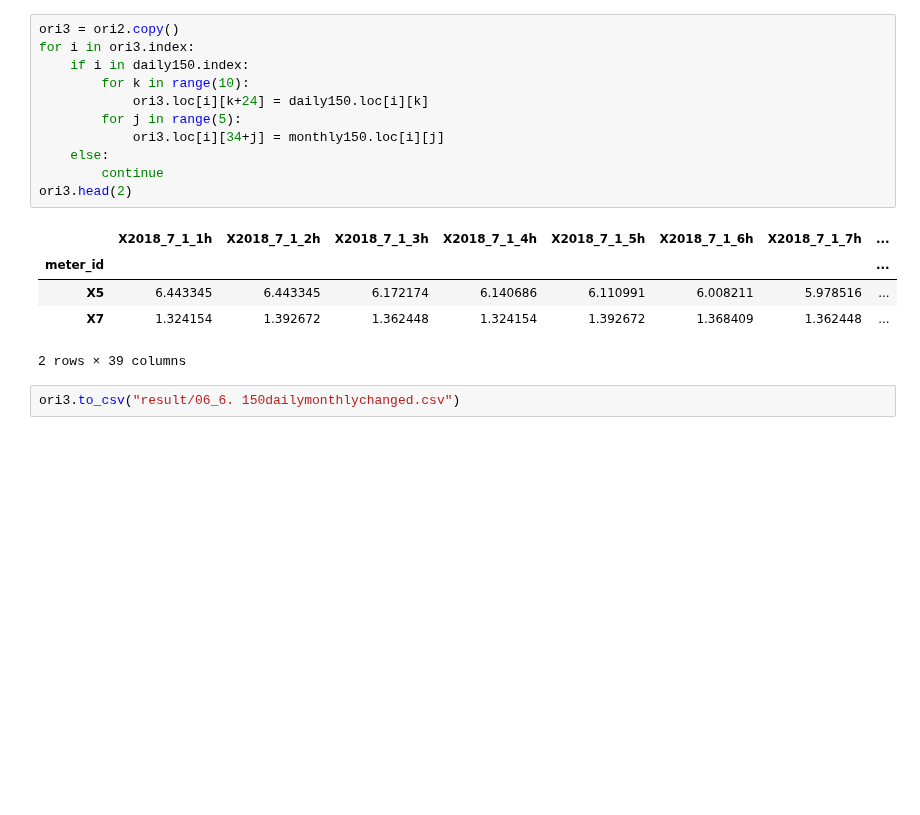
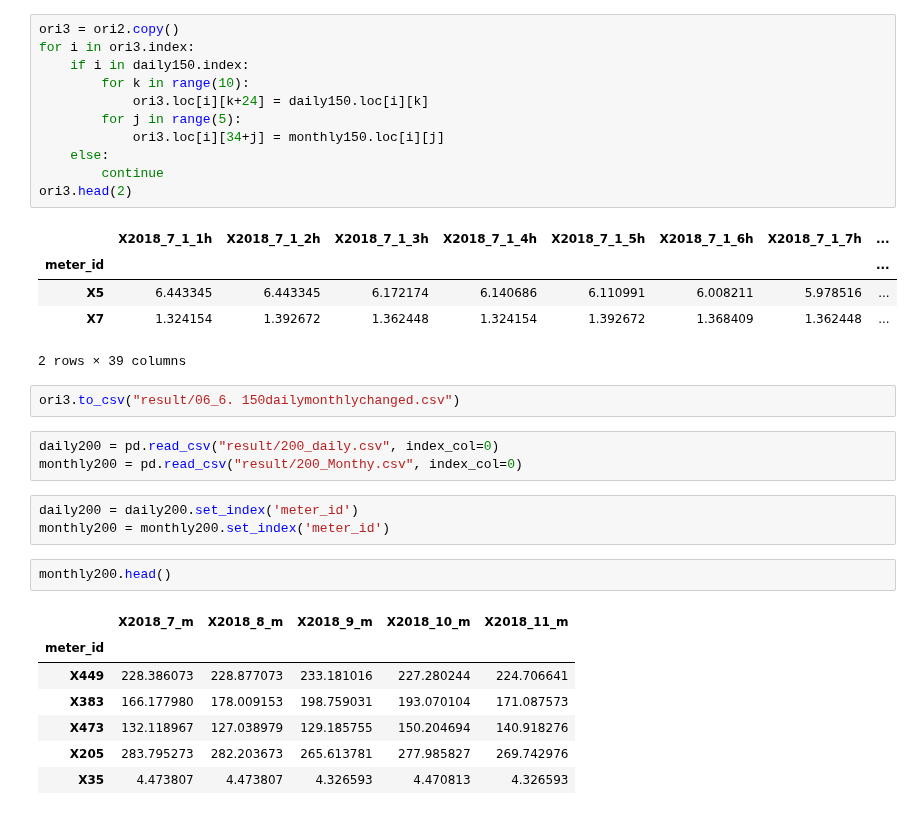
Before and after one commit to yagippi27/DACON_CONTEST_2019, a Jupyter notebook: SOOMIN/04_2. Merging.ipynb, the cells around one changed output. Drawn from its saved outputs; the diff is of its cells as text; blank space fills up the shorter version.

```diff
--- a/SOOMIN/04_2. Merging.ipynb
+++ b/SOOMIN/04_2. Merging.ipynb
@@ -289,3 +289,19 @@ ori3.head(2)
 2 rows × 39 columns
 # %%
 ori3.to_csv("result/06_6. 150dailymonthlychanged.csv")
+# %%
+daily200 = pd.read_csv("result/200_daily.csv", index_col=0)
+monthly200 = pd.read_csv("result/200_Monthy.csv", index_col=0)
+# %%
+daily200 = daily200.set_index('meter_id')
+monthly200 = monthly200.set_index('meter_id')
+# %%
+monthly200.head()
+# %% [output]
+|  | X2018_7_m | X2018_8_m | X2018_9_m | X2018_10_m | X2018_11_m |
+| meter_id |  |  |  |  |  |
+| X449 | 228.386073 | 228.877073 | 233.181016 | 227.280244 | 224.706641 |
+| X383 | 166.177980 | 178.009153 | 198.759031 | 193.070104 | 171.087573 |
+| X473 | 132.118967 | 127.038979 | 129.185755 | 150.204694 | 140.918276 |
+| X205 | 283.795273 | 282.203673 | 265.613781 | 277.985827 | 269.742976 |
+| X35 | 4.473807 | 4.473807 | 4.326593 | 4.470813 | 4.326593 |
```
Also changed, not shown: parts of 2 cells of this notebook, 3 other files.
